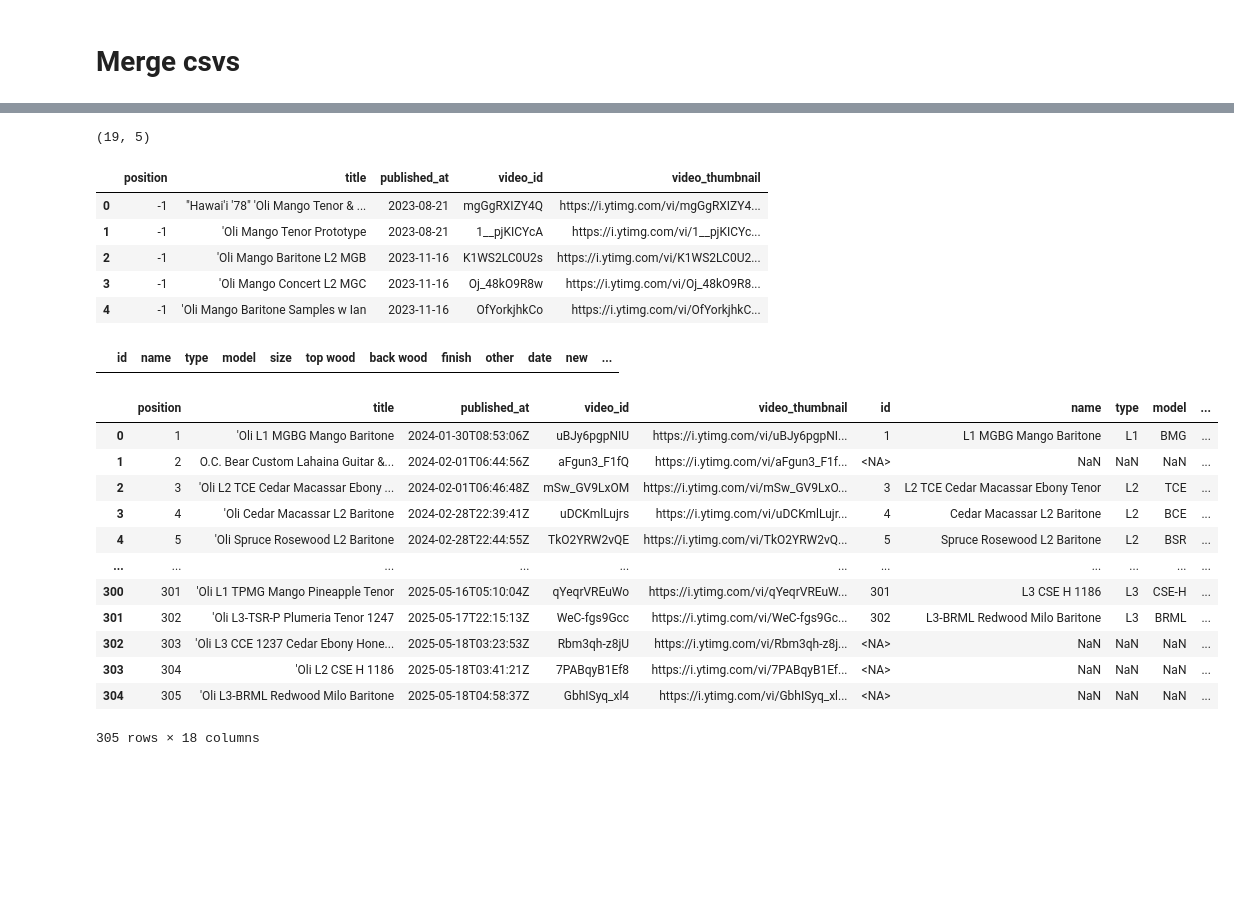
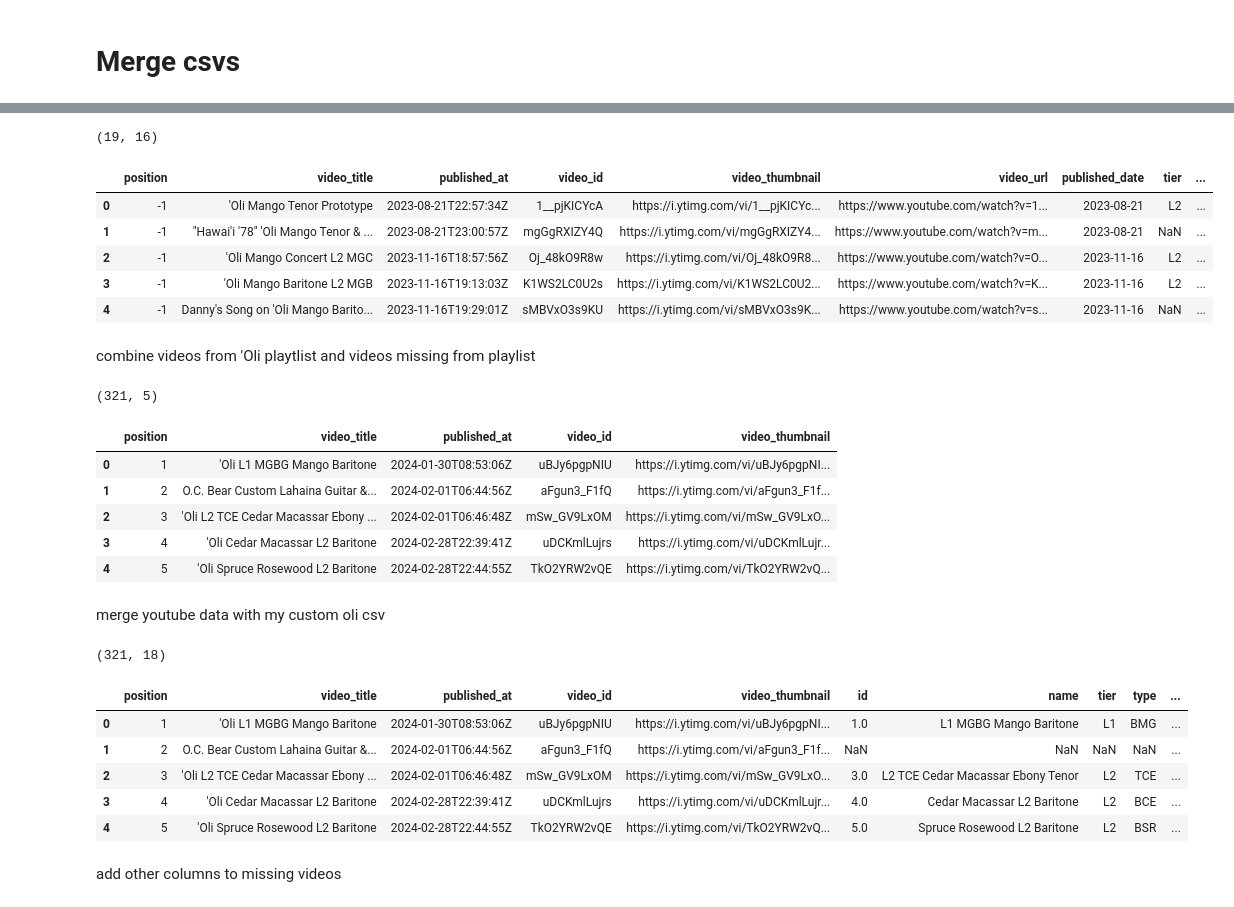
Before and after one commit to wykhuh/oli-database, a Jupyter notebook: notebooks/create_csv.ipynb, the cells around one changed output, grey strips where cells are left out. Cells and saved outputs as stored; diff of their text form; code cells hidden in the pictures; blank space fills up the shorter version.

```diff
--- a/notebooks/create_csv.ipynb
+++ b/notebooks/create_csv.ipynb
@@ -72,35 +30,42 @@ log_df(oli_df)
 | 3 | 5.0 | Spruce Rosewood L2 Baritone | L2 | BSR | Baritone | Spruce | Rosewood | gloss | NaN | NaN | new | ... |
 | 4 | 6.0 | L1 Mango Baritone Satin | L1 | BMGS | Baritone | Mango | Mango | satin | NaN | NaN | new | ... |
 # %%
-missing_df = pd.read_csv('../raw_data/missing_videos_fixed.csv')
+
+missing_df = pd.read_csv('../processed_data/missing_videos_fixed.csv')
 log_df(missing_df)
 # %% [output]
-(19, 5)
+(19, 16)
-|  | position | title | published_at | video_id | video_thumbnail |
-| 0 | -1 | "Hawai'i '78" 'Oli Mango Tenor & ... | 2023-08-21 | mgGgRXIZY4Q | https://i.ytimg.com/vi/mgGgRXIZY4... |
-| 1 | -1 | 'Oli Mango Tenor Prototype | 2023-08-21 | 1__pjKICYcA | https://i.ytimg.com/vi/1__pjKICYc... |
-| 2 | -1 | 'Oli Mango Baritone L2 MGB | 2023-11-16 | K1WS2LC0U2s | https://i.ytimg.com/vi/K1WS2LC0U2... |
-| 3 | -1 | 'Oli Mango Concert L2 MGC | 2023-11-16 | Oj_48kO9R8w | https://i.ytimg.com/vi/Oj_48kO9R8... |
-| 4 | -1 | 'Oli Mango Baritone Samples w Ian | 2023-11-16 | OfYorkjhkCo | https://i.ytimg.com/vi/OfYorkjhkC... |
+|  | position | video_title | published_at | video_id | video_thumbnail | video_url | published_date | tier | ... |
+| 0 | -1 | 'Oli Mango Tenor Prototype | 2023-08-21T22:57:34Z | 1__pjKICYcA | https://i.ytimg.com/vi/1__pjKICYc... | https://www.youtube.com/watch?v=1... | 2023-08-21 | L2 | ... |
+| 1 | -1 | "Hawai'i '78" 'Oli Mango Tenor & ... | 2023-08-21T23:00:57Z | mgGgRXIZY4Q | https://i.ytimg.com/vi/mgGgRXIZY4... | https://www.youtube.com/watch?v=m... | 2023-08-21 | NaN | ... |
+| 2 | -1 | 'Oli Mango Concert L2 MGC | 2023-11-16T18:57:56Z | Oj_48kO9R8w | https://i.ytimg.com/vi/Oj_48kO9R8... | https://www.youtube.com/watch?v=O... | 2023-11-16 | L2 | ... |
+| 3 | -1 | 'Oli Mango Baritone L2 MGB | 2023-11-16T19:13:03Z | K1WS2LC0U2s | https://i.ytimg.com/vi/K1WS2LC0U2... | https://www.youtube.com/watch?v=K... | 2023-11-16 | L2 | ... |
+| 4 | -1 | Danny's Song on 'Oli Mango Barito... | 2023-11-16T19:29:01Z | sMBVxO3s9KU | https://i.ytimg.com/vi/sMBVxO3s9K... | https://www.youtube.com/watch?v=s... | 2023-11-16 | NaN | ... |
-# %%
-oli_df['id'] = oli_df['id'].astype('Int64')
-# %%
-oli_df.loc[oli_df['id'] == '--']
-# %% [output]
-|  | id | name | type | model | size | top wood | back wood | finish | other | date | new | ... |
+# %% [markdown]
+combine videos from 'Oli playtlist and videos missing from playlist
+# %%
+yt_df = pd.concat([playlist_df, missing_df[playlist_df.columns]])
+log_df(yt_df)
+# %% [output]
+(321, 5)
+|  | position | video_title | published_at | video_id | video_thumbnail |
+| 0 | 1 | 'Oli L1 MGBG Mango Baritone | 2024-01-30T08:53:06Z | uBJy6pgpNIU | https://i.ytimg.com/vi/uBJy6pgpNI... |
+| 1 | 2 | O.C. Bear Custom Lahaina Guitar &... | 2024-02-01T06:44:56Z | aFgun3_F1fQ | https://i.ytimg.com/vi/aFgun3_F1f... |
+| 2 | 3 | 'Oli L2 TCE Cedar Macassar Ebony ... | 2024-02-01T06:46:48Z | mSw_GV9LxOM | https://i.ytimg.com/vi/mSw_GV9LxO... |
+| 3 | 4 | 'Oli Cedar Macassar L2 Baritone | 2024-02-28T22:39:41Z | uDCKmlLujrs | https://i.ytimg.com/vi/uDCKmlLujr... |
+| 4 | 5 | 'Oli Spruce Rosewood L2 Baritone | 2024-02-28T22:44:55Z | TkO2YRW2vQE | https://i.ytimg.com/vi/TkO2YRW2vQ... |
+# %% [markdown]
+merge youtube data with my custom oli csv
 # %%
-playlist_df.merge(oli_df, left_on='position', right_on='id', how='left')
+merge_df = yt_df.merge(oli_df, left_on='position', right_on='id', how='left')
+log_df(merge_df)
 # %% [output]
+(321, 18)
-|  | position | title | published_at | video_id | video_thumbnail | id | name | type | model | ... |
-| 0 | 1 | 'Oli L1 MGBG Mango Baritone | 2024-01-30T08:53:06Z | uBJy6pgpNIU | https://i.ytimg.com/vi/uBJy6pgpNI... | 1 | L1 MGBG Mango Baritone | L1 | BMG | ... |
-| 1 | 2 | O.C. Bear Custom Lahaina Guitar &... | 2024-02-01T06:44:56Z | aFgun3_F1fQ | https://i.ytimg.com/vi/aFgun3_F1f... | <NA> | NaN | NaN | NaN | ... |
-| 2 | 3 | 'Oli L2 TCE Cedar Macassar Ebony ... | 2024-02-01T06:46:48Z | mSw_GV9LxOM | https://i.ytimg.com/vi/mSw_GV9LxO... | 3 | L2 TCE Cedar Macassar Ebony Tenor | L2 | TCE | ... |
-| 3 | 4 | 'Oli Cedar Macassar L2 Baritone | 2024-02-28T22:39:41Z | uDCKmlLujrs | https://i.ytimg.com/vi/uDCKmlLujr... | 4 | Cedar Macassar L2 Baritone | L2 | BCE | ... |
-| 4 | 5 | 'Oli Spruce Rosewood L2 Baritone | 2024-02-28T22:44:55Z | TkO2YRW2vQE | https://i.ytimg.com/vi/TkO2YRW2vQ... | 5 | Spruce Rosewood L2 Baritone | L2 | BSR | ... |
-| ... | ... | ... | ... | ... | ... | ... | ... | ... | ... | ... |
-| 300 | 301 | 'Oli L1 TPMG Mango Pineapple Tenor | 2025-05-16T05:10:04Z | qYeqrVREuWo | https://i.ytimg.com/vi/qYeqrVREuW... | 301 | L3 CSE H 1186 | L3 | CSE-H | ... |
-| 301 | 302 | 'Oli L3-TSR-P Plumeria Tenor 1247 | 2025-05-17T22:15:13Z | WeC-fgs9Gcc | https://i.ytimg.com/vi/WeC-fgs9Gc... | 302 | L3-BRML Redwood Milo Baritone | L3 | BRML | ... |
-| 302 | 303 | 'Oli L3 CCE 1237 Cedar Ebony Hone... | 2025-05-18T03:23:53Z | Rbm3qh-z8jU | https://i.ytimg.com/vi/Rbm3qh-z8j... | <NA> | NaN | NaN | NaN | ... |
-| 303 | 304 | 'Oli L2 CSE H 1186 | 2025-05-18T03:41:21Z | 7PABqyB1Ef8 | https://i.ytimg.com/vi/7PABqyB1Ef... | <NA> | NaN | NaN | NaN | ... |
-| 304 | 305 | 'Oli L3-BRML Redwood Milo Baritone | 2025-05-18T04:58:37Z | GbhISyq_xl4 | https://i.ytimg.com/vi/GbhISyq_xl... | <NA> | NaN | NaN | NaN | ... |
+|  | position | video_title | published_at | video_id | video_thumbnail | id | name | tier | type | ... |
+| 0 | 1 | 'Oli L1 MGBG Mango Baritone | 2024-01-30T08:53:06Z | uBJy6pgpNIU | https://i.ytimg.com/vi/uBJy6pgpNI... | 1.0 | L1 MGBG Mango Baritone | L1 | BMG | ... |
+| 1 | 2 | O.C. Bear Custom Lahaina Guitar &... | 2024-02-01T06:44:56Z | aFgun3_F1fQ | https://i.ytimg.com/vi/aFgun3_F1f... | NaN | NaN | NaN | NaN | ... |
+| 2 | 3 | 'Oli L2 TCE Cedar Macassar Ebony ... | 2024-02-01T06:46:48Z | mSw_GV9LxOM | https://i.ytimg.com/vi/mSw_GV9LxO... | 3.0 | L2 TCE Cedar Macassar Ebony Tenor | L2 | TCE | ... |
+| 3 | 4 | 'Oli Cedar Macassar L2 Baritone | 2024-02-28T22:39:41Z | uDCKmlLujrs | https://i.ytimg.com/vi/uDCKmlLujr... | 4.0 | Cedar Macassar L2 Baritone | L2 | BCE | ... |
+| 4 | 5 | 'Oli Spruce Rosewood L2 Baritone | 2024-02-28T22:44:55Z | TkO2YRW2vQE | https://i.ytimg.com/vi/TkO2YRW2vQ... | 5.0 | Spruce Rosewood L2 Baritone | L2 | BSR | ... |
-305 rows × 18 columns
+# %% [markdown]
+add other columns to missing videos
```
Also changed, not shown: parts of 20 cells of this notebook, 9 other files.
